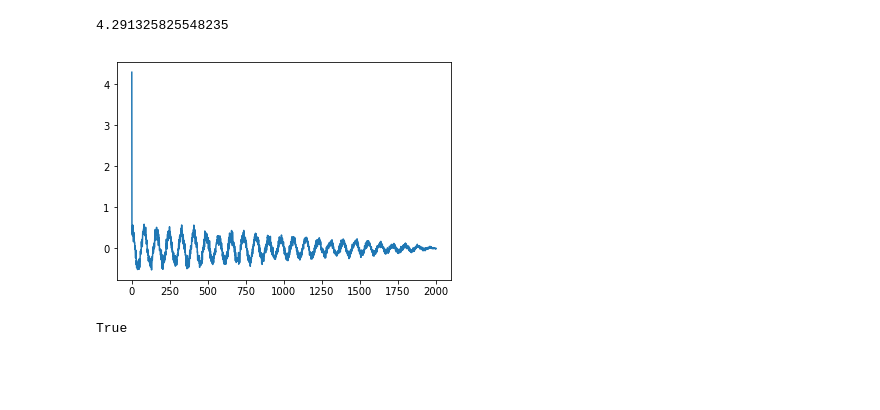
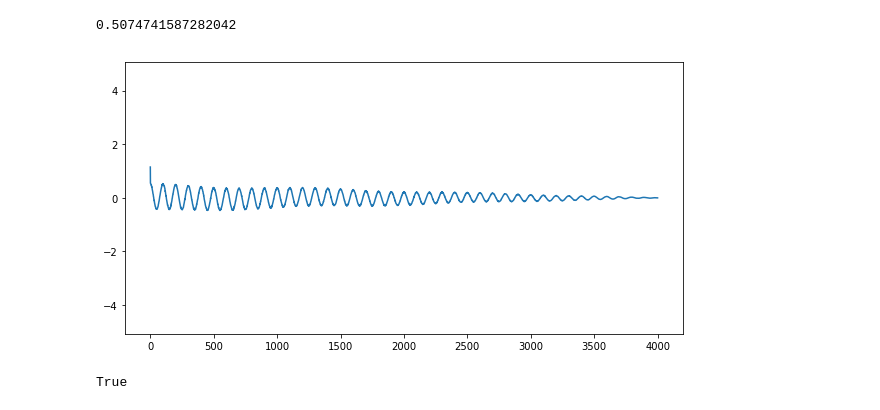
Before and after one commit to flokno/python_recipes, a Jupyter notebook: mathematics/correlation_function/autocorrelation.ipynb, the cells around one changed output. Cells and saved outputs as stored; diff of their text form; code cells hidden in the pictures; blank space fills up the shorter version.

```diff
--- a/mathematics/correlation_function/autocorrelation.ipynb
+++ b/mathematics/correlation_function/autocorrelation.ipynb
@@ -6,2 +9,5 @@ from matplotlib import pyplot as plt
 
 %matplotlib inline
+# %%
+def figure(figsize=(10, 5)):
+    plt.figure(figsize=figsize)
@@ -26,23 +36,25 @@ def correlate(f1, f2):
 # %%
 # Reference data: fast + slow oscillation
 
-t_max = 20
+t_max = 40
 dt = 0.01
-w1 = 1 / 0.13
-w2 = 1/ 1
+w1 = 1 / 1
+w2 = 1/ 13
 
 A1 = 1
-A2 = 0.1
+A2 = 0.33
 
 t = np.arange(0, t_max+dt, dt)
+N = len(t)
 # %%
 # noise
 rand = np.random.RandomState(0)
 
-noise = rand.randn(len(t)) * 2
+noise = (1 * rand.randn(len(t)) * ( 1 - np.exp(- t / 10)))
 # %%
-f = A1 * np.sin(w1 * t) + A2 * np.sin(w2 * t) + noise
+f = A1 * np.cos(2*np.pi * w1 * t) + A2 * np.cos(2*np.pi * w2 * t) + noise
 
+figure()
 plt.plot(t, f)
 # %% [output]
 [<matplotlib.lines.Line2D at 0x...>]
@@ -63,12 +77,16 @@ print(c[0])
 # %%
-c2 = np.correlate(f, f, 'full')[len(f)-1:] / len(f)
-plt.plot(c2)
+C2 = np.correlate(f, f, 'full')[len(f)-1:] / len(f)
 
-print(c2[0])
+figure()
+plt.plot(C2)
+
+plt.ylim([-10* C2[1:10].mean(), 10 * C2[1:10].mean()])
+
+print(C2[1:10].mean())
 # %% [output]
-4.291325825548235
+0.5074741587282042
-[figure, old version]
+[figure, new version]
-# %%
-all(c == c2)
-# %% [output]
-True
+# %%
+all(C == C2)
+# %% [output]
+True
```
Also changed, not shown: parts of 23 cells of this notebook.
